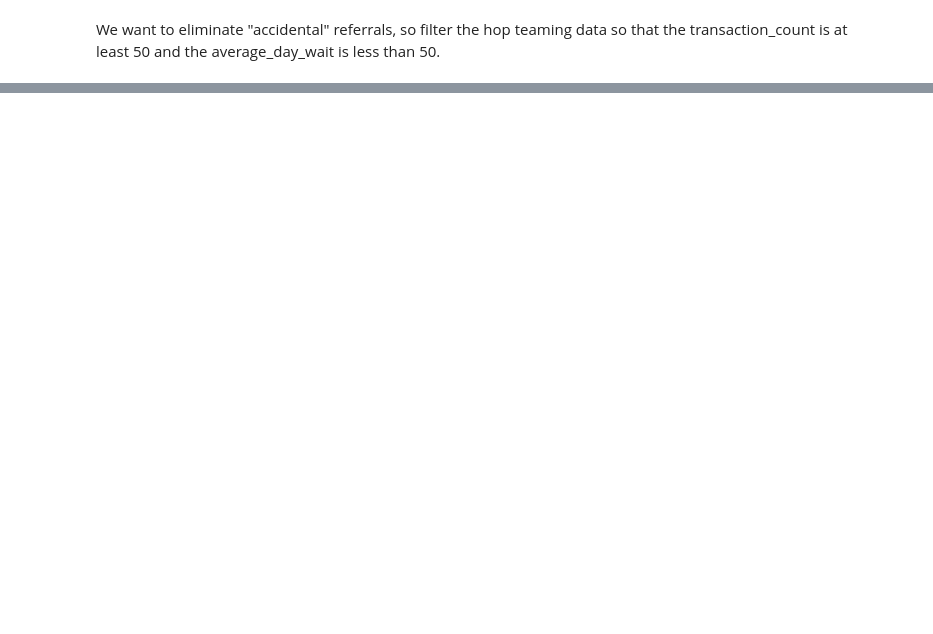
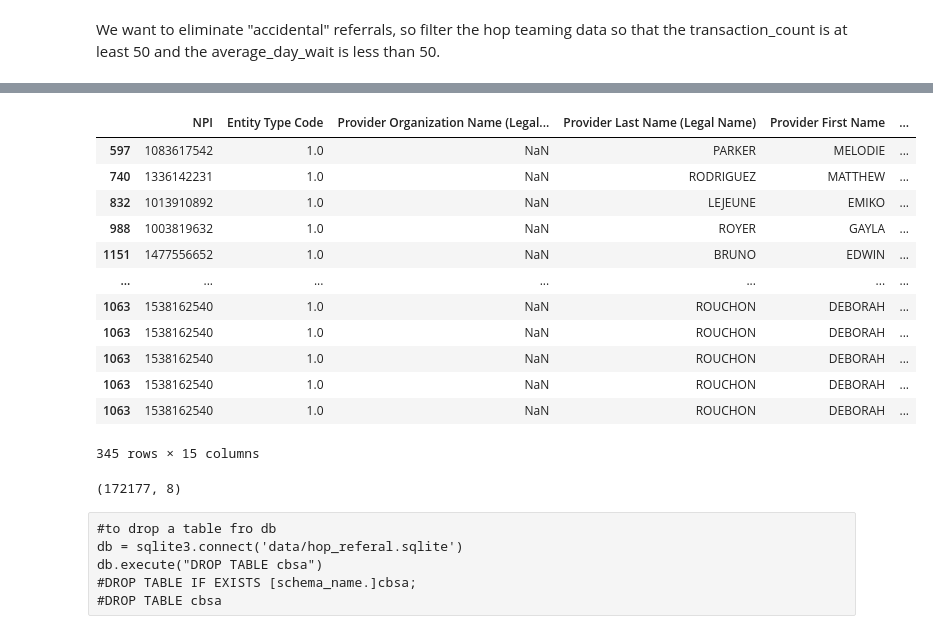
Before and after one commit to hcgreer/hop_team-team_blimp, a Jupyter notebook: hop_data_cleanup.ipynb, the cells around one changed output, grey strips where cells are left out. Saved outputs shown, nothing was run; the diff lists cells and outputs as text; code cells hidden in the pictures; blank space fills up the shorter version.

```diff
--- a/hop_data_cleanup.ipynb
+++ b/hop_data_cleanup.ipynb
@@ -183,0 +280,35 @@ for column in (chunk_npi.columns):
+# %%
+#finding the switch with X
+with_x = []
+for i in range (1,16):
+    with_x.append(npi[npi[f'Healthcare Provider Primary Taxonomy Switch_{i}' ]== 'N'][['NPI',
+         'Entity Type Code',
+         'Provider Organization Name (Legal Business Name)',
+         'Provider Last Name (Legal Name)',
+         'Provider First Name',
+         'Provider Middle Name',
+         'Provider Name Prefix Text',
+         'Provider Name Suffix Text',
+         'Provider Credential Text',
+         'Provider First Line Business Practice Location Address',
+         'Provider Second Line Business Practice Location Address',
+         'Provider Business Practice Location Address City Name',
+         'Provider Business Practice Location Address State Name',
+         'Provider Business Practice Location Address Postal Code',
+        f'Healthcare Provider Taxonomy Code_{i}']].rename(columns={f'Healthcare Provider Taxonomy Code_{i}':'Taxonomy_code'}))
+# %%
+pd.concat(with_x)
+# %% [output]
+|  | NPI | Entity Type Code | Provider Organization Name (Legal... | Provider Last Name (Legal Name) | Provider First Name | ... |
+| 597 | 1083617542 | 1.0 | NaN | PARKER | MELODIE | ... |
+| 740 | 1336142231 | 1.0 | NaN | RODRIGUEZ | MATTHEW | ... |
+| 832 | 1013910892 | 1.0 | NaN | LEJEUNE | EMIKO | ... |
+| 988 | 1003819632 | 1.0 | NaN | ROYER | GAYLA | ... |
+| 1151 | 1477556652 | 1.0 | NaN | BRUNO | EDWIN | ... |
+| ... | ... | ... | ... | ... | ... | ... |
+| 1063 | 1538162540 | 1.0 | NaN | ROUCHON | DEBORAH | ... |
+| 1063 | 1538162540 | 1.0 | NaN | ROUCHON | DEBORAH | ... |
+| 1063 | 1538162540 | 1.0 | NaN | ROUCHON | DEBORAH | ... |
+| 1063 | 1538162540 | 1.0 | NaN | ROUCHON | DEBORAH | ... |
+| 1063 | 1538162540 | 1.0 | NaN | ROUCHON | DEBORAH | ... |
+345 rows × 15 columns
@@ -183,0 +351,11 @@ for column in (chunk_npi.columns):
+# %%
+cbsa_chunks.head(10)
+cbsa_chunks.shape
+# %% [output]
+(172177, 8)
+# %% [raw]
+#to drop a table fro db
+db = sqlite3.connect('data/hop_referal.sqlite')
+db.execute("DROP TABLE cbsa")
+#DROP TABLE IF EXISTS [schema_name.]cbsa;
+#DROP TABLE cbsa
```
Also changed, not shown: parts of 26 cells of this notebook, 1 other file.
